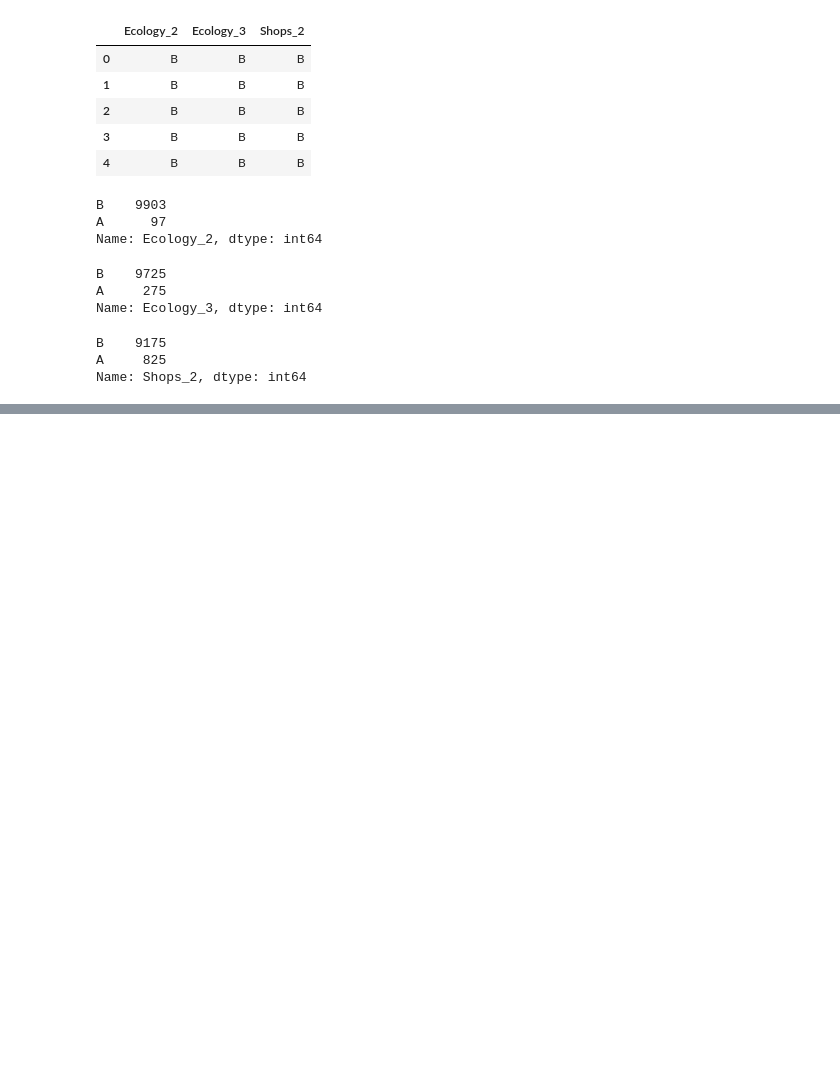
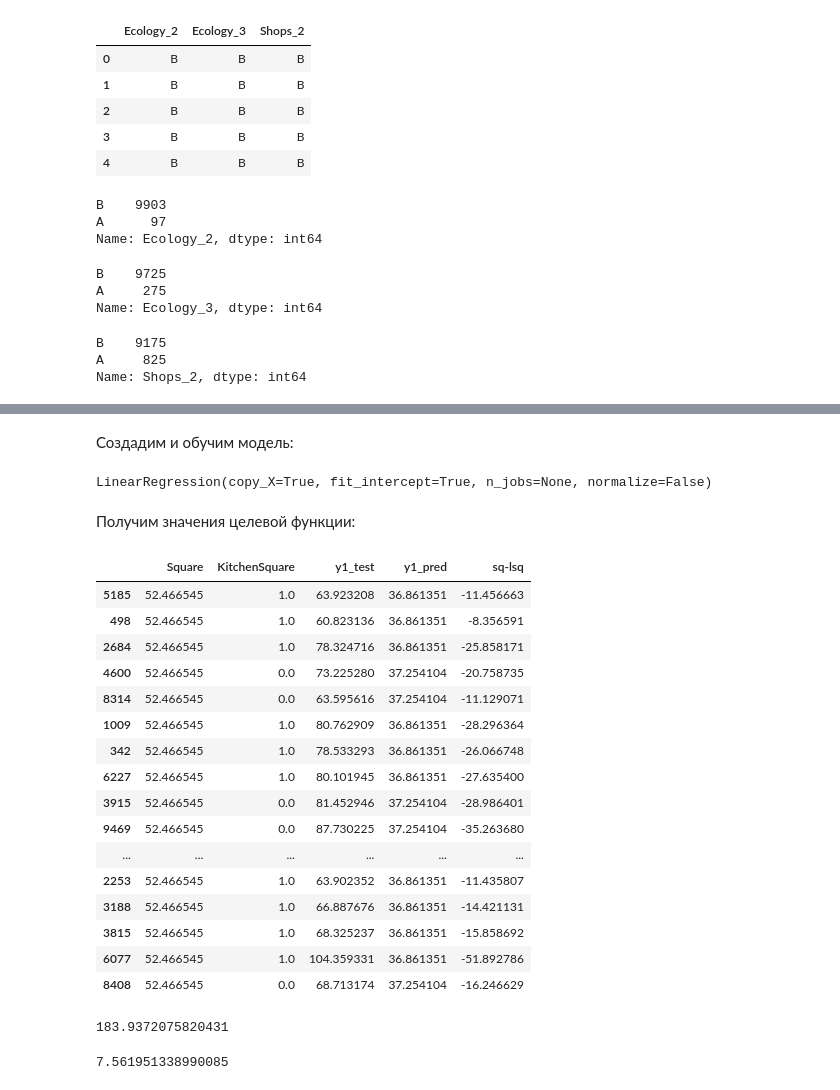
Before and after one commit to damkh/gb_py_data_sci_2020-07-20, a Jupyter notebook: project_task/Khamadiyarov_D_proj_work.ipynb, the cells around one changed output, grey strips where cells are left out. Cells and saved outputs as stored; diff of their text form; code cells hidden in the pictures; blank space fills up the shorter version.

Commit message:
predict_1

```diff
--- a/project_task/Khamadiyarov_D_proj_work.ipynb
+++ b/project_task/Khamadiyarov_D_proj_work.ipynb
@@ -161,2 +315,2 @@ memory usage: 1.5+ MB
 # %%
-houses_train.loc[houses_train['LifeSquare'].isnull(), 'LifeSquare']
+y1 = houses_train.loc[(houses_train['LifeSquare'].notna()), ['LifeSquare']]
@@ -175,0 +319,48 @@ Name: LifeSquare, Length: 2113, dtype: float64
+# %%
+X1_train, X1_test, y1_train, y1_test = train_test_split(X1, y1, test_size=0.15)
+# %% [markdown]
+Создадим и обучим модель:
+# %%
+lr1 = LinearRegression()
+lr1.fit(X1_train, y1_train)
+# %% [output]
+LinearRegression(copy_X=True, fit_intercept=True, n_jobs=None, normalize=False)
+# %% [markdown]
+Получим значения целевой функции:
+# %%
+y1_pred = lr1.predict(X1_test)
+# %%
+check_test1 = pd.DataFrame({
+    "y1_test": y1_test['LifeSquare'],
+    "y1_pred": y1_pred.flatten(),
+    #"error": check_test1["y1_pred"] - check_test1["y1_test"]
+})
+df1 = pd.concat([X1_test, check_test1], axis=1)
+df1["sq-lsq"] = df1["Square"] - df1["y1_test"]
+df1[(df1['sq-lsq'] < 0 )]
+# %% [output]
+|  | Square | KitchenSquare | y1_test | y1_pred | sq-lsq |
+| 5185 | 52.466545 | 1.0 | 63.923208 | 36.861351 | -11.456663 |
+| 498 | 52.466545 | 1.0 | 60.823136 | 36.861351 | -8.356591 |
+| 2684 | 52.466545 | 1.0 | 78.324716 | 36.861351 | -25.858171 |
+| 4600 | 52.466545 | 0.0 | 73.225280 | 37.254104 | -20.758735 |
+| 8314 | 52.466545 | 0.0 | 63.595616 | 37.254104 | -11.129071 |
+| 1009 | 52.466545 | 1.0 | 80.762909 | 36.861351 | -28.296364 |
+| 342 | 52.466545 | 1.0 | 78.533293 | 36.861351 | -26.066748 |
+| 6227 | 52.466545 | 1.0 | 80.101945 | 36.861351 | -27.635400 |
+| 3915 | 52.466545 | 0.0 | 81.452946 | 37.254104 | -28.986401 |
+| 9469 | 52.466545 | 0.0 | 87.730225 | 37.254104 | -35.263680 |
+| ... | ... | ... | ... | ... | ... |
+| 2253 | 52.466545 | 1.0 | 63.902352 | 36.861351 | -11.435807 |
+| 3188 | 52.466545 | 1.0 | 66.887676 | 36.861351 | -14.421131 |
+| 3815 | 52.466545 | 1.0 | 68.325237 | 36.861351 | -15.858692 |
+| 6077 | 52.466545 | 1.0 | 104.359331 | 36.861351 | -51.892786 |
+| 8408 | 52.466545 | 0.0 | 68.713174 | 37.254104 | -16.246629 |
+# %%
+mean_squared_error(check_test1["y1_pred"], check_test1["y1_test"])
+# %% [output]
+183.9372075820431
+# %%
+mean_absolute_error(check_test1["y1_pred"], check_test1["y1_test"])
+# %% [output]
+7.561951338990085
```
Also changed, not shown: parts of 44 cells of this notebook, 10 other files.
